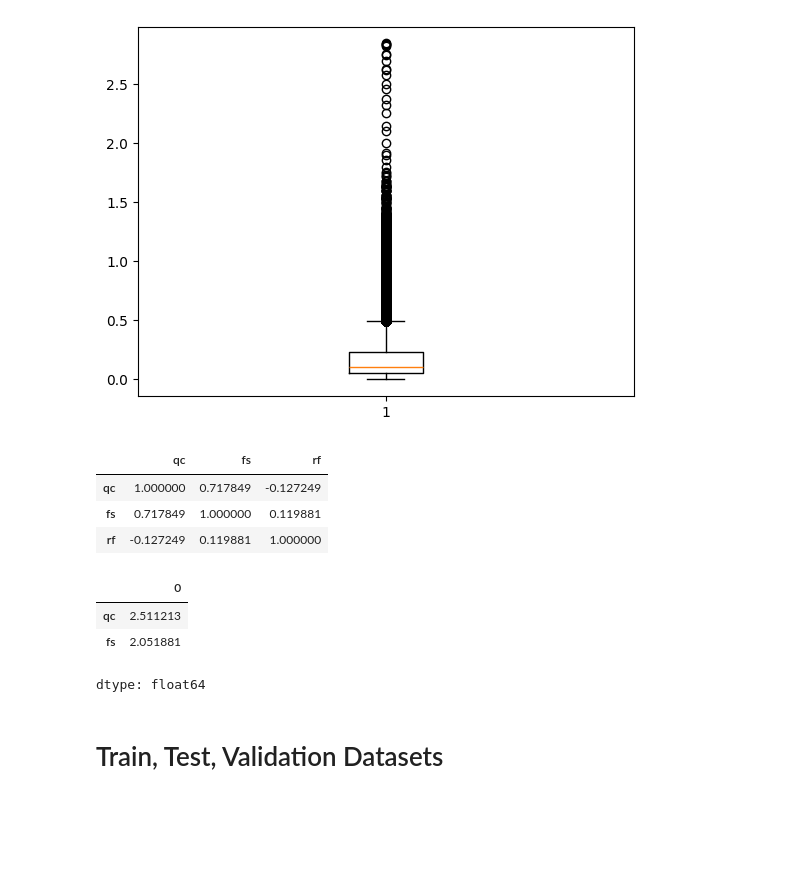
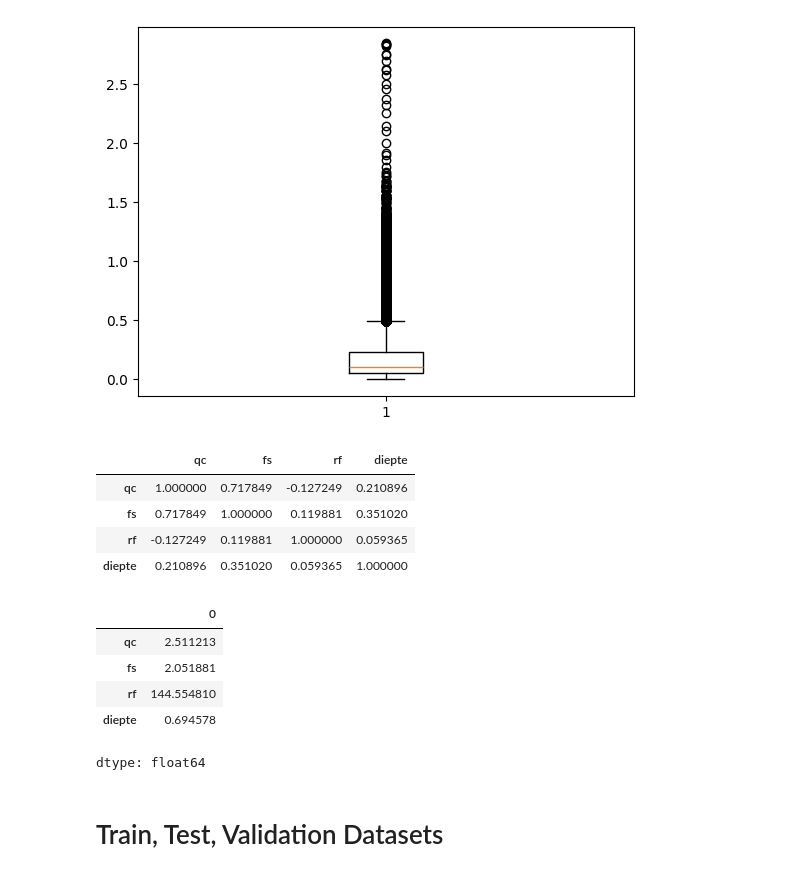
Before and after one commit to erickamabilin/PDS_MAEPS, a Jupyter notebook: CPT_MAEPS.ipynb, the cells around one changed output. Saved outputs shown, nothing was run; the diff lists cells and outputs as text; code cells hidden in the pictures; blank space fills up the shorter version.

```diff
--- a/CPT_MAEPS.ipynb
+++ b/CPT_MAEPS.ipynb
@@ -248,18 +248,21 @@ impt_layers_only = labeled_data[labeled_data['lithostrat_num'] != -1]
 dummies = pd.get_dummies(impt_layers_only['lithostrat_id'])
 impt_layers_only = pd.concat([impt_layers_only, dummies], axis=1)
 # %%
-impt_layers_only[['qc','fs']].corr()
+impt_layers_only[['qc','fs', 'rf', 'diepte']].corr()
 # %% [output]
-|  | qc | fs | rf |
-| qc | 1.000000 | 0.717849 | -0.127249 |
-| fs | 0.717849 | 1.000000 | 0.119881 |
-| rf | -0.127249 | 0.119881 | 1.000000 |
+|  | qc | fs | rf | diepte |
+| qc | 1.000000 | 0.717849 | -0.127249 | 0.210896 |
+| fs | 0.717849 | 1.000000 | 0.119881 | 0.351020 |
+| rf | -0.127249 | 0.119881 | 1.000000 | 0.059365 |
+| diepte | 0.210896 | 0.351020 | 0.059365 | 1.000000 |
 # %%
-impt_layers_only[['qc','fs']].skew()
+impt_layers_only[['qc','fs', 'rf', 'diepte']].skew()
 # %% [output]
 |  | 0 |
 | qc | 2.511213 |
 | fs | 2.051881 |
+| rf | 144.554810 |
+| diepte | 0.694578 |
 dtype: float64
 # %%
 impt_layers_only['log_qc'] = np.log(impt_layers_only['qc'])
```
Also changed, not shown: parts of 13 cells of this notebook.
